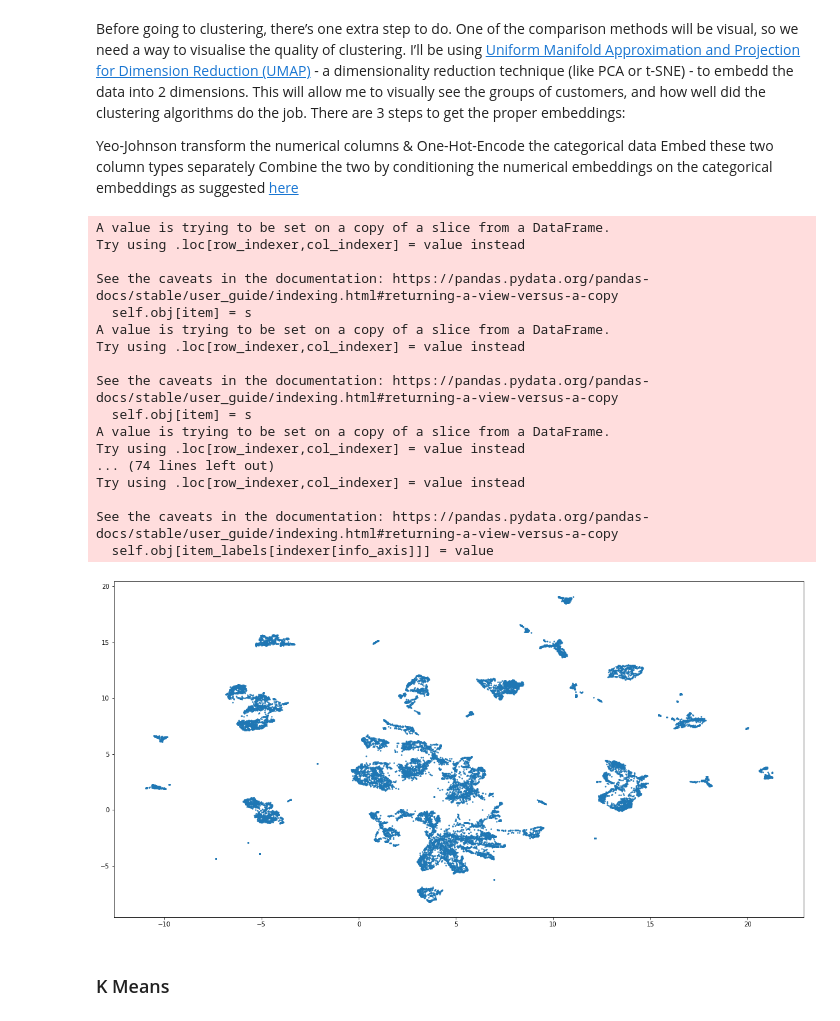
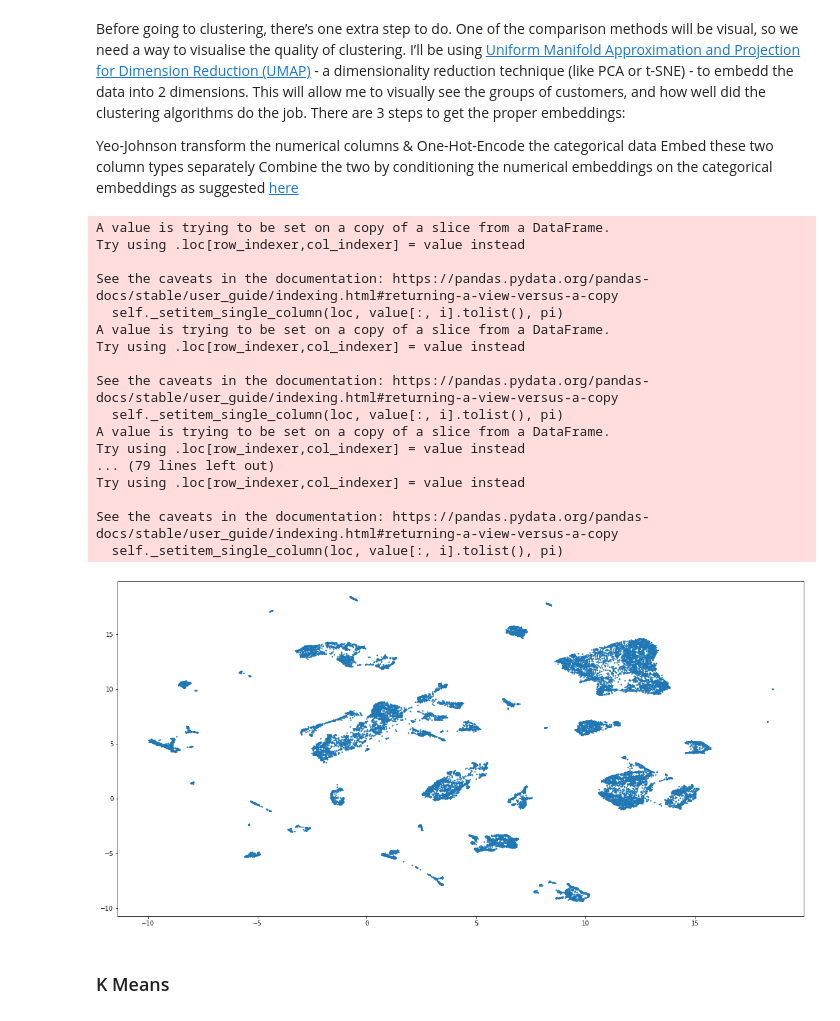
Before and after one commit to ljmancini1/DATA-606-Small-Business-Loans, a Jupyter notebook: Clustering.ipynb, the cells around one changed output. Saved outputs shown, nothing was run; the diff lists cells and outputs as text; code cells hidden in the pictures.

```diff
--- a/Clustering.ipynb
+++ b/Clustering.ipynb
@@ -21,6 +27,6 @@ print(umap.__version__)
 # %%
-full_data = pd.read_csv("./SSBCI Drop Cols.csv")
-full_data.drop(labels="Unnamed: 0", axis=1,inplace=True)
+full_data = pd.read_csv("./data/ssbci_catdata.csv")
+full_data.drop(labels=["Unnamed: 0","creation_status"], axis=1,inplace=True)
 full_data.isna().sum()
 full_data.head()
 # %% [output]
@@ -85,37 +91,37 @@ categorical_weight = len(full_data.select_dtypes(include='object').columns) / fu
 #Embedding numerical & categorical
 fit1 = umap.UMAP(metric='l2').fit(numerical)
 fit2 = umap.UMAP(metric='dice').fit(categorical)
 
 #Augmenting the numerical embedding with categorical
 intersection = umap.umap_.general_simplicial_set_intersection(fit1.graph_, fit2.graph_, weight=categorical_weight,)
 intersection = umap.umap_.reset_local_connectivity(intersection)
 #embedding = umap.UMAP(n_neighbors=5).fit_transform(data)
 embedding = umap.umap_.simplicial_set_embedding(fit1._raw_data, intersection, fit1.n_components,
                                                 fit1._initial_alpha, fit1._a, fit1._b,
                                                 fit1.repulsion_strength, fit1.negative_sample_rate,
                                                 200, 'random', np.random, fit1.metric,
-                                                fit1._metric_kwds, False)
+                                                fit1._metric_kwds, False, densmap_kwds = {},output_dens = False)
 
 plt.figure(figsize=(20, 10))
 #print(*embedding)
-plt.scatter(*embedding.T, s=2, cmap='Spectral', alpha=1.0)
+plt.scatter(*np.array(embedding)[0].T, s=2, cmap='Spectral', alpha=1.0)
 plt.show()
 # %% [output]
 A value is trying to be set on a copy of a slice from a DataFrame.
 Try using .loc[row_indexer,col_indexer] = value instead
 
 See the caveats in the documentation: https://pandas.pydata.org/pandas-docs/stable/user_guide/indexing.html#returning-a-view-versus-a-copy
-  self.obj[item] = s
+  self._setitem_single_column(loc, value[:, i].tolist(), pi)
 A value is trying to be set on a copy of a slice from a DataFrame.
 Try using .loc[row_indexer,col_indexer] = value instead
 
 See the caveats in the documentation: https://pandas.pydata.org/pandas-docs/stable/user_guide/indexing.html#returning-a-view-versus-a-copy
-  self.obj[item] = s
+  self._setitem_single_column(loc, value[:, i].tolist(), pi)
 A value is trying to be set on a copy of a slice from a DataFrame.
 Try using .loc[row_indexer,col_indexer] = value instead
-... (74 lines left out)
+... (79 lines left out)
 Try using .loc[row_indexer,col_indexer] = value instead
 
 See the caveats in the documentation: https://pandas.pydata.org/pandas-docs/stable/user_guide/indexing.html#returning-a-view-versus-a-copy
-  self.obj[item_labels[indexer[info_axis]]] = value
+  self._setitem_single_column(loc, value[:, i].tolist(), pi)
-[figure, old version]
+[figure, new version]
```
Also changed, not shown: parts of 21 cells of this notebook.
